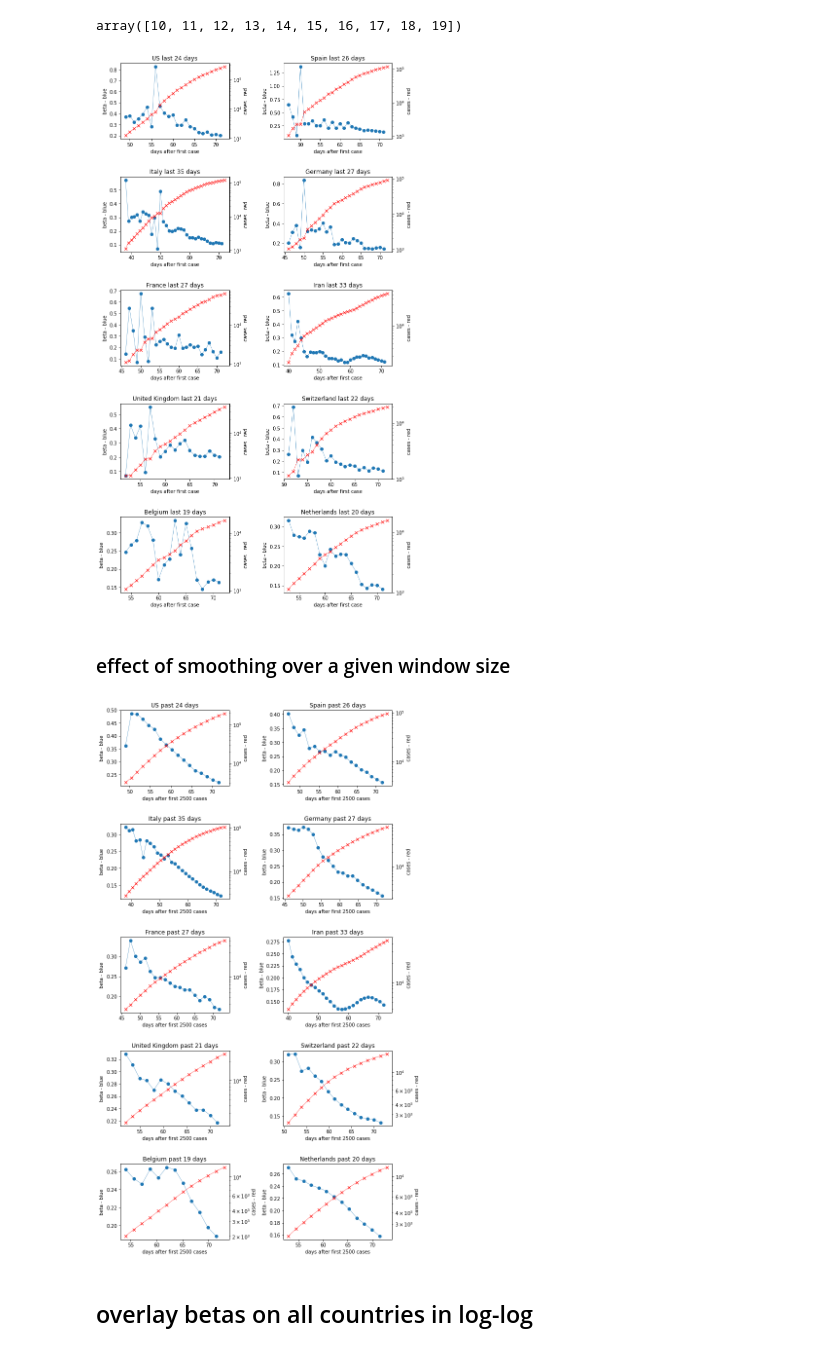
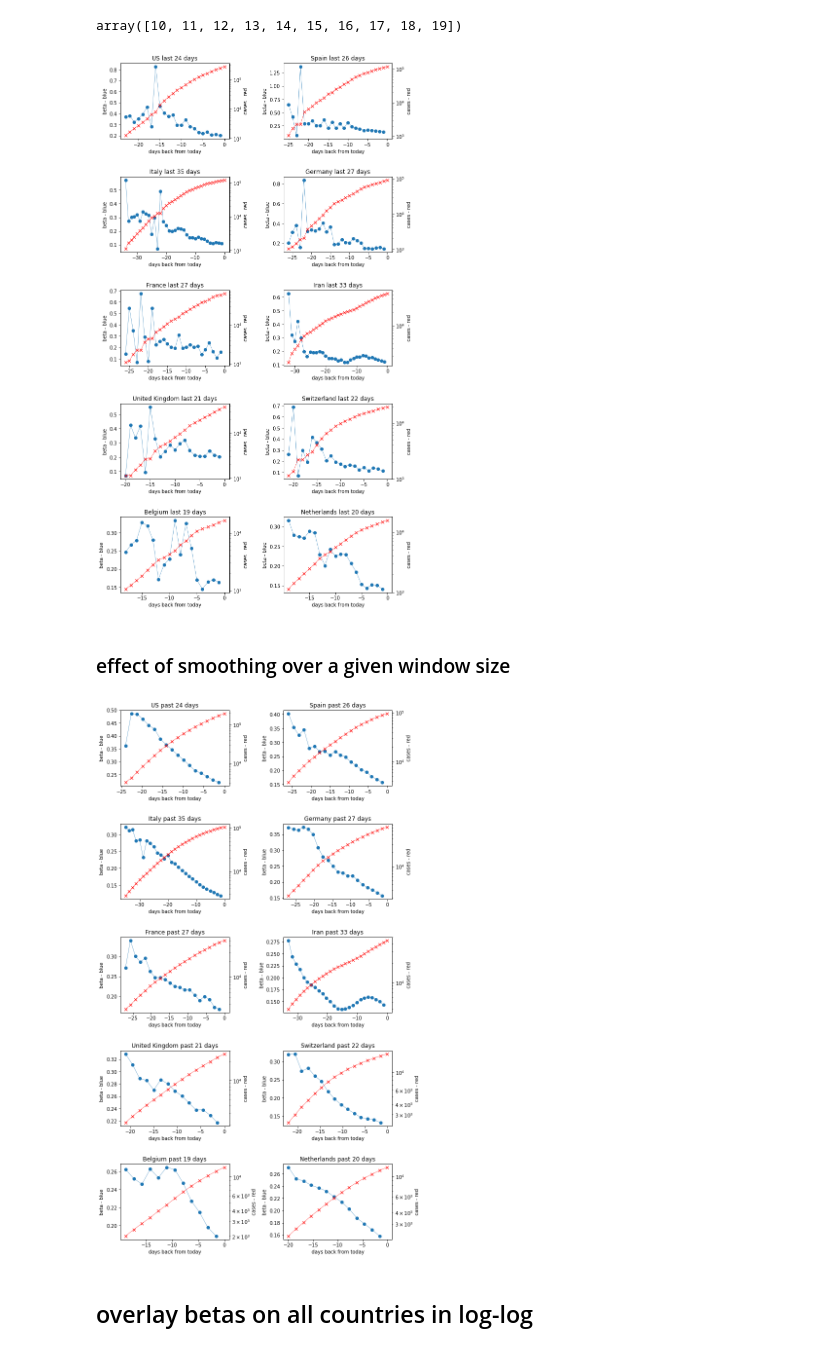
Before and after one commit to facebookresearch/covid19_spread, a Jupyter notebook: sir_variations/beta_stats.ipynb, the cells around one changed output. Cells and saved outputs as stored; diff of their text form; code cells hidden in the pictures.

```diff
--- a/sir_variations/beta_stats.ipynb
+++ b/sir_variations/beta_stats.ipynb
@@ -93,17 +93,17 @@ for j, country in enumerate(countries):
     x_ = np.arange(t_init, t_init + len(i))
 
     axs[j].set_title(country + ' last {} days'.format(len(i)))
-    axs[j].set_xlabel('days after first case')
+    axs[j].set_xlabel('days back from today')
     axs[j].set_ylabel('beta - blue')
-    axs[j].plot(x_[:-1], beta, marker='o', lw=0.5)
+    axs[j].plot(x_[:-1] - x_[-1], beta, marker='o', lw=0.5)
 
     ax2 = axs[j].twinx()
     ax2.set_ylabel('cases - red')
-    ax2.plot(x_, i, c='r', marker='x', lw=0.5)
+    ax2.plot(x_ - x_[-1], i, c='r', marker='x', lw=0.5)
 
     ax2.set_yscale('log')
 # %% [output]
-[figure, old version]
+[figure, new version]
 # %% [markdown]
 ### effect of smoothing over a given window size
 # %%
@@ -111,31 +111,31 @@ k = 7 # change the window size here !!!
 # %%
 fig, axs = plt.subplots(5, 2, figsize=(10, 20))
 fig.subplots_adjust(hspace = 0.5, wspace=0.5)
 
 axs = axs.ravel()
 
 for j, country in enumerate(countries):
     i, beta, t_init = process_cases(country)
 
     i_ = convolve(i, k)
     di_ = i_[1:] - i_[:-1]
     beta_ = di_  / i_[:-1] + 1/14
 
     x_ = np.linspace(t_init, t_init + len(i), len(i_))
 
     axs[j].set_title(country + ' past {} days'.format(len(i)))
-    axs[j].set_xlabel('days after first {} cases'.format(threshold))
+    axs[j].set_xlabel('days back from today'.format(threshold))
     axs[j].set_ylabel('beta - blue')
-    axs[j].plot(x_[:-1], beta_, marker='o', lw=0.5)
+    axs[j].plot(x_[:-1] - x_[-1], beta_, marker='o', lw=0.5)
     # axs[j].plot(convolve(beta, k), marker='o', lw=0.5)
 
     ax2 = axs[j].twinx()
     ax2.set_ylabel('cases - red')
-    ax2.plot(x_, i_, c='r', marker='x', lw=0.5)
+    ax2.plot(x_ - x_[-1], i_, c='r', marker='x', lw=0.5)
 
     ax2.set_yscale('log')
 # %% [output]
-[figure, old version]
+[figure, new version]
 # %% [markdown]
 ## overlay betas on all countries in log-log
 # %%
```
Also changed, not shown: parts of 2 cells of this notebook.
